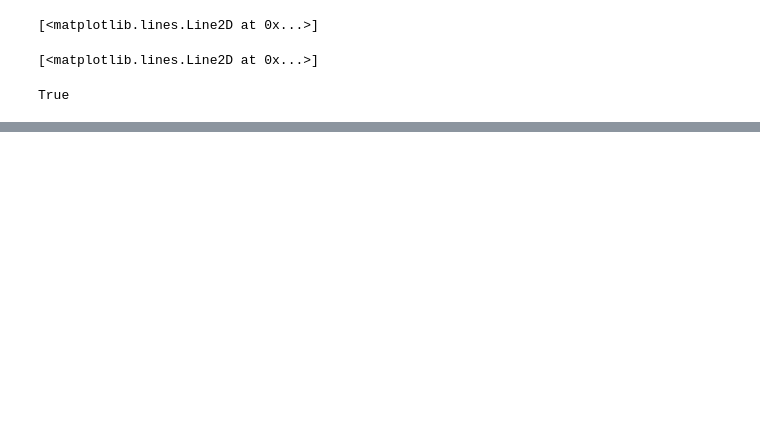
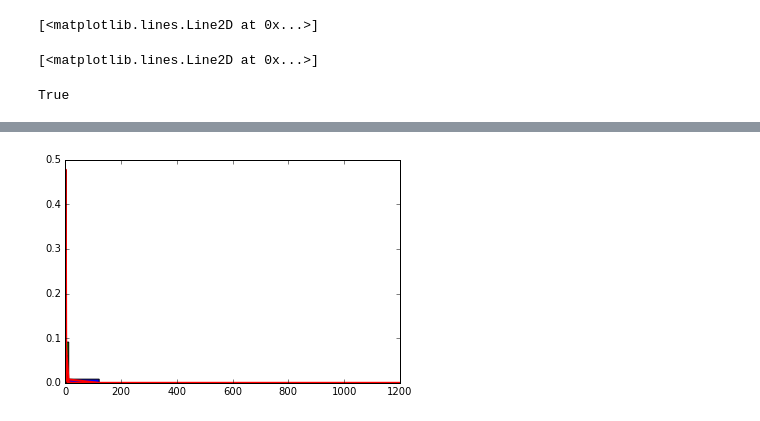
Before and after one commit to alexus987/python, a Jupyter notebook: Week 4 HW 1.3 Pareto.ipynb, the cells around one changed output, grey strips where cells are left out. Cells and saved outputs as stored; diff of their text form; code cells hidden in the pictures; blank space fills up the shorter version.

```diff
--- a/Week 4 HW 1.3 Pareto.ipynb
+++ b/Week 4 HW 1.3 Pareto.ipynb
@@ -49,0 +60,16 @@ plt.show()
+# %%
+# Draw samples from the distribution:
+
+# a, m = 3., 2.  # shape and mode
+for a in [1, 2, 3]:
+    m = 2
+    s = (np.random.pareto(a, 1000) + 1) * m
+
+# Display the histogram of the samples, along with the probability density function:
+
+    count, bins, _ = plt.hist(s, 10, normed=True)
+    fit = a*m**a / bins**(a+1)
+    plt.plot(bins, max(count)*fit/max(fit), linewidth=2, color='r')
+plt.show()
+# %% [output]
+[figure, added]
```
Also changed, not shown: parts of 11 cells of this notebook.
